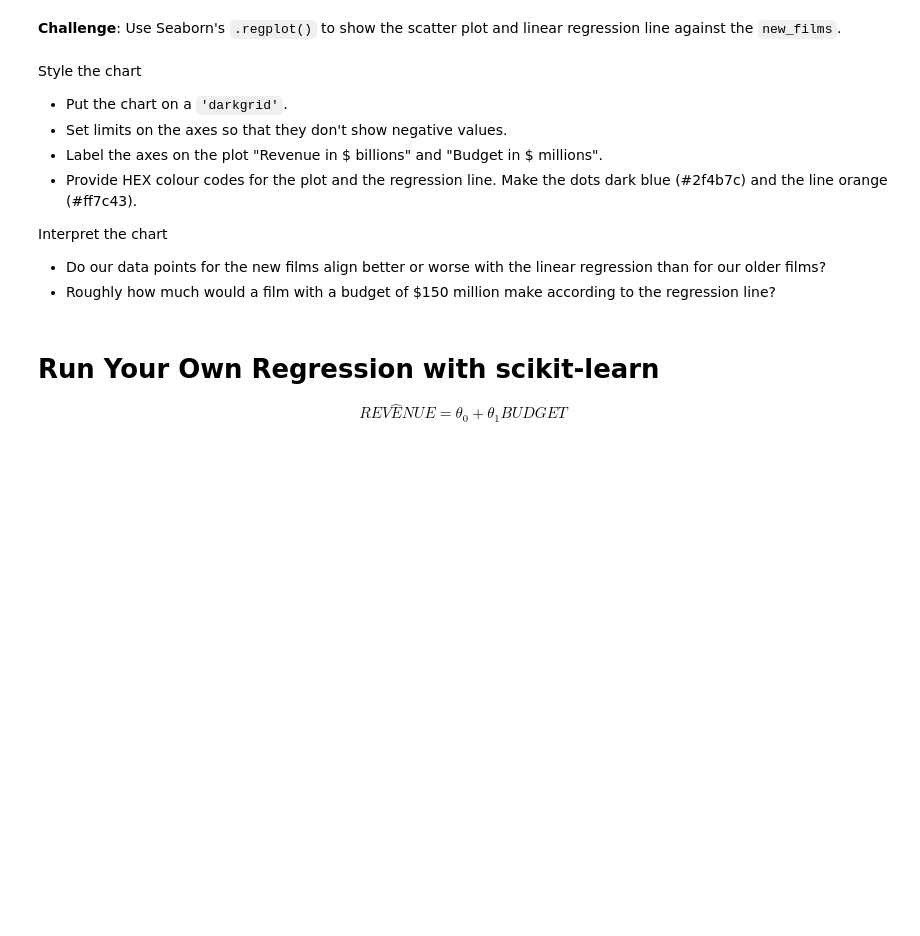
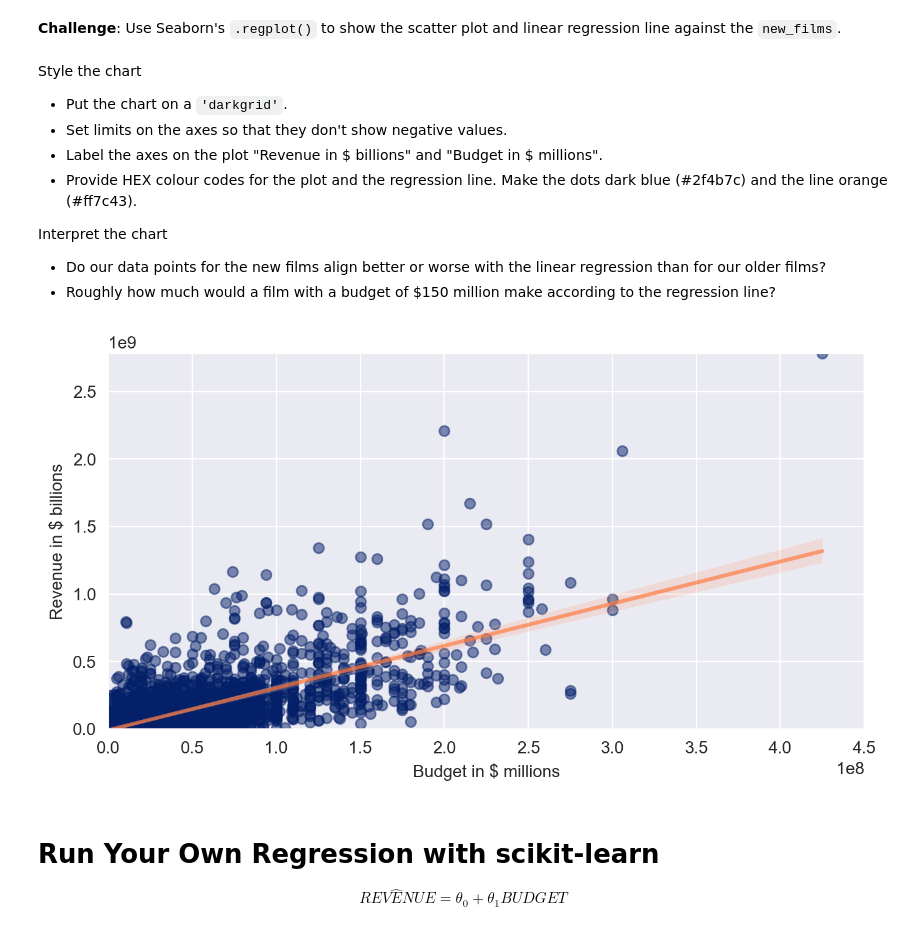
Before and after one commit to Jeff-Nibbs/seaborn-learn, a Jupyter notebook: Seaborn_and_Linear_Regression_(start).ipynb, the cells around one changed output. Drawn from its saved outputs; the diff is of its cells as text; code cells hidden in the pictures; blank space fills up the shorter version.

```diff
--- a/Seaborn_and_Linear_Regression_(start).ipynb
+++ b/Seaborn_and_Linear_Regression_(start).ipynb
@@ -288,6 +365,33 @@ Interpret the chart
 
 * Do our data points for the new films align better or worse with the linear regression than for our older films?
 * Roughly how much would a film with a budget of $150 million make according to the regression line?
+# %%
+plt.figure(figsize=(8,4), dpi=200)
+with sns.axes_style('darkgrid'):
+  ax = sns.regplot(
+    data=new_films,
+    x='USD_Production_Budget',
+    y='USD_Worldwide_Gross',
+    scatter_kws={
+      'color': '#042069',
+      'alpha': 0.5,
+      },
+    line_kws={
+      'color': '#ff7c43',
+      'alpha': 0.7
+      },
+
+  )
+  ax.set(
+    xlabel = 'Budget in $ millions',
+    ylabel = 'Revenue in $ billions',
+    xlim=(0, 450000000),
+    ylim=(0, new_films.USD_Worldwide_Gross.max()),
+  )
+
+  plt.show()
+# %% [output]
+[figure, added]
 # %% [markdown]
 # Run Your Own Regression with scikit-learn
 
```
Also changed, not shown: parts of 9 cells of this notebook.
